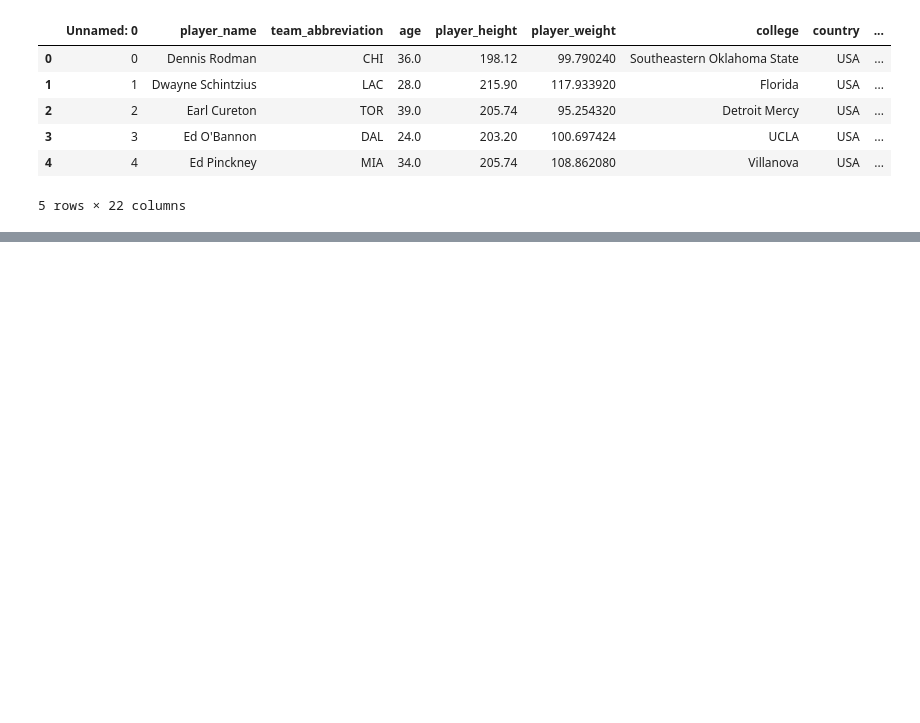
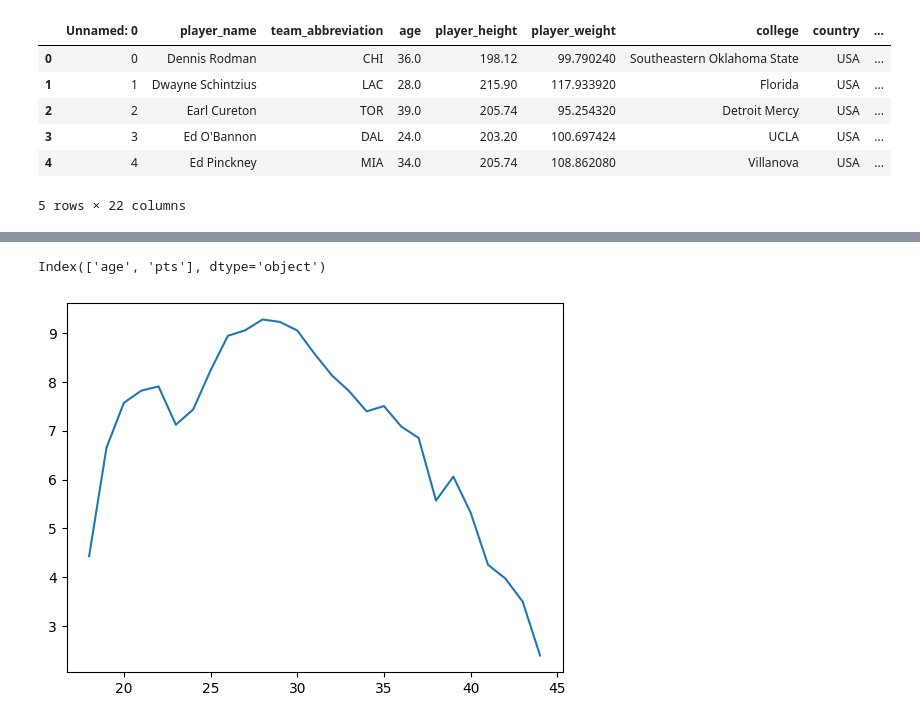
Before and after one commit to tarekel96/Stats_Python, a Jupyter notebook: main.ipynb, the cells around one changed output, grey strips where cells are left out. Drawn from its saved outputs; the diff is of its cells as text; code cells hidden in the pictures; blank space fills up the shorter version.

```diff
--- a/main.ipynb
+++ b/main.ipynb
@@ -20,0 +77,3 @@ dataset.head()
+# %%
+df_agg = df[['age', 'pts']].groupby('age', as_index=False).agg('mean')
+df_agg
@@ -20,0 +98,10 @@ dataset.head()
+# %%
+df_agg.columns
+# %% [output]
+Index(['age', 'pts'], dtype='object')
+# %%
+agg_age, agg_pts = df_agg['age'].values, df_agg['pts'].values
+# %%
+plot_2d(agg_age, agg_pts)
+# %% [output]
+[figure, added]
```
Also changed, not shown: parts of 11 cells of this notebook.
